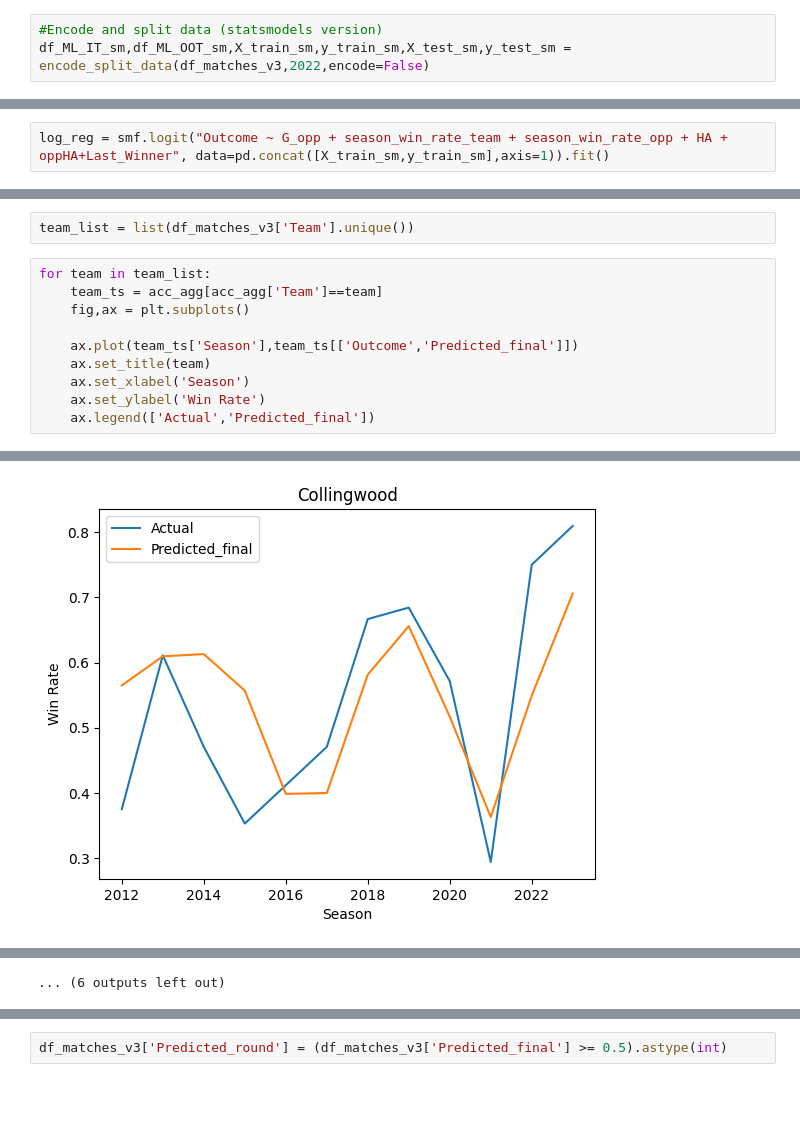
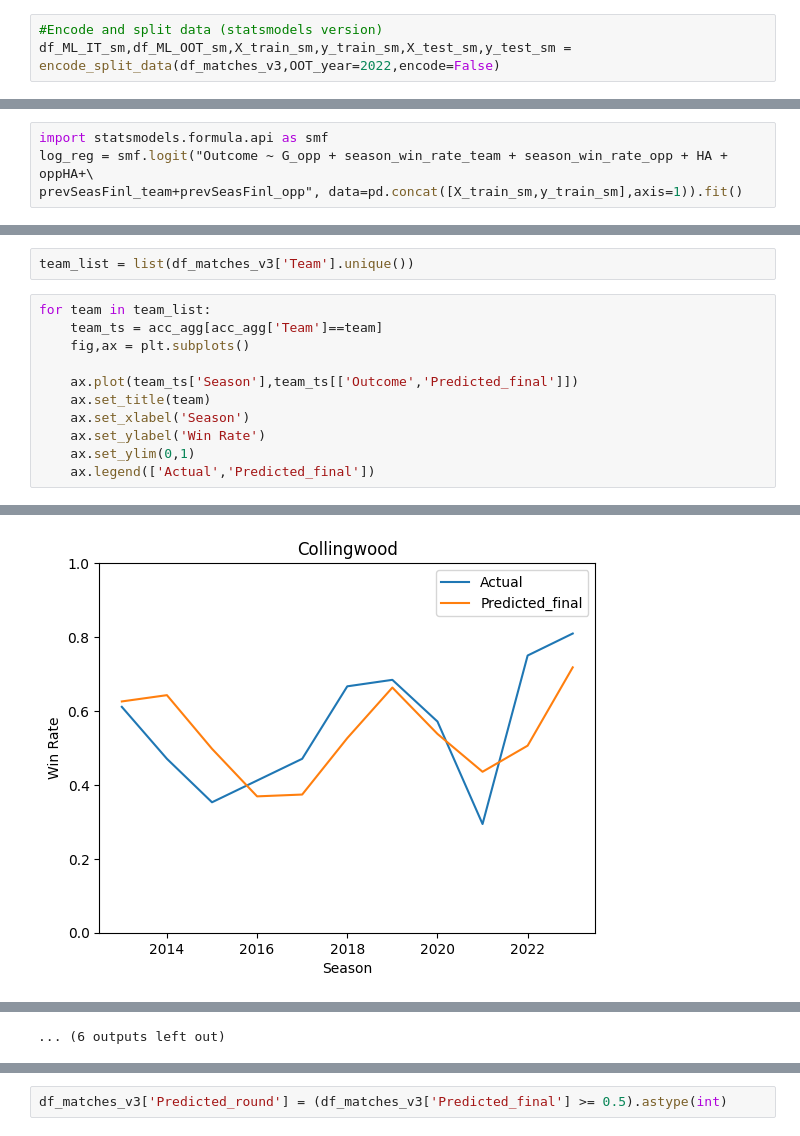
Before and after one commit to SpicyBolas/AFL-Analytics-Project, a Jupyter notebook: Analysis/Approach2_TopDownAverages_past5rounds.ipynb, the cells around one changed output, grey strips where cells are left out. Drawn from its saved outputs; the diff is of its cells as text; blank space fills up the shorter version.

Commit message:
fix: Renamed scripts for run ordering. feat: Added last season finalist variable in preprocessing

```diff
--- a/Analysis/Approach2_TopDownAverages_past5rounds.ipynb
+++ b/Analysis/Approach2_TopDownAverages_past5rounds.ipynb
@@ -86,6 +70,6 @@ df_matches_v3['win_streak_team_binned'] = df_matches_v3['win_streak_team'].apply
 df_matches_v3['win_streak_opp_binned'] = df_matches_v3['win_streak_opp'].apply(bin_winstreak)
 # %%
 #Encode and split data (statsmodels version)
-df_ML_IT_sm,df_ML_OOT_sm,X_train_sm,y_train_sm,X_test_sm,y_test_sm = encode_split_data(df_matches_v3,2022,encode=False)
+df_ML_IT_sm,df_ML_OOT_sm,X_train_sm,y_train_sm,X_test_sm,y_test_sm = encode_split_data(df_matches_v3,OOT_year=2022,encode=False)
 # %%
 #Encode and split data (other)
@@ -180,6 +164,8 @@ X_train_sm['DE_perc_opp'] = X_train_sm['DE%_opp']
 X_test_sm['DE_perc_opp'] = X_test_sm['DE%_opp']
 df_ML_OOT_sm['DE_perc_opp'] = df_ML_OOT_sm['DE%_opp']
 # %%
-log_reg = smf.logit("Outcome ~ G_opp + season_win_rate_team + season_win_rate_opp + HA + oppHA+Last_Winner", data=pd.concat([X_train_sm,y_train_sm],axis=1)).fit()
+import statsmodels.formula.api as smf
+log_reg = smf.logit("Outcome ~ G_opp + season_win_rate_team + season_win_rate_opp + HA + oppHA+\
+prevSeasFinl_team+prevSeasFinl_opp", data=pd.concat([X_train_sm,y_train_sm],axis=1)).fit()
 # %% [output]
 Optimization terminated successfully.
@@ -359,5 +342,6 @@ for team in team_list:
     ax.set_title(team)
     ax.set_xlabel('Season')
     ax.set_ylabel('Win Rate')
+    ax.set_ylim(0,1)
     ax.legend(['Actual','Predicted_final'])
 # %% [output]
@@ -367 +351 @@ for team in team_list:
-[figure, old version]
+[figure, new version]
```
Also changed, not shown: parts of 25 cells of this notebook, 11 other files.
